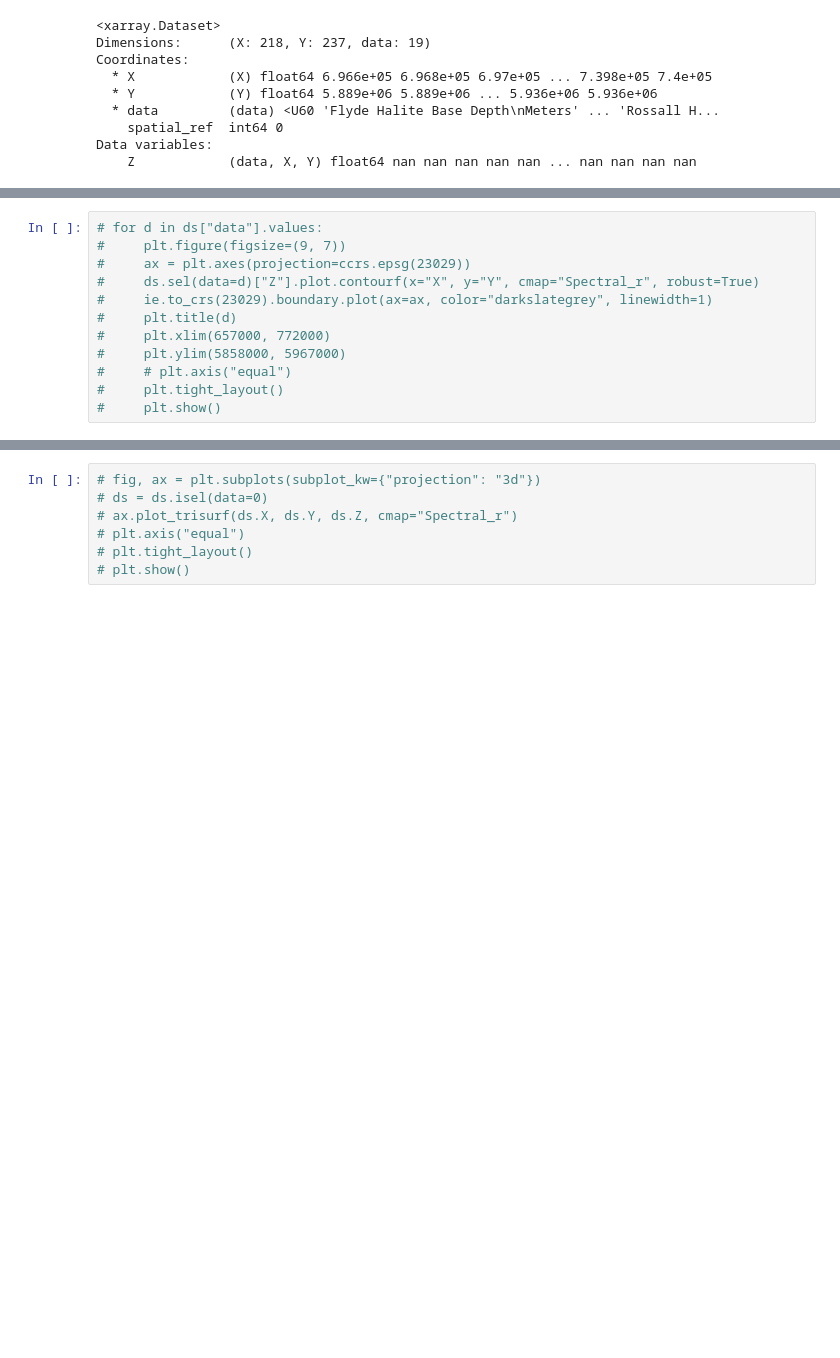
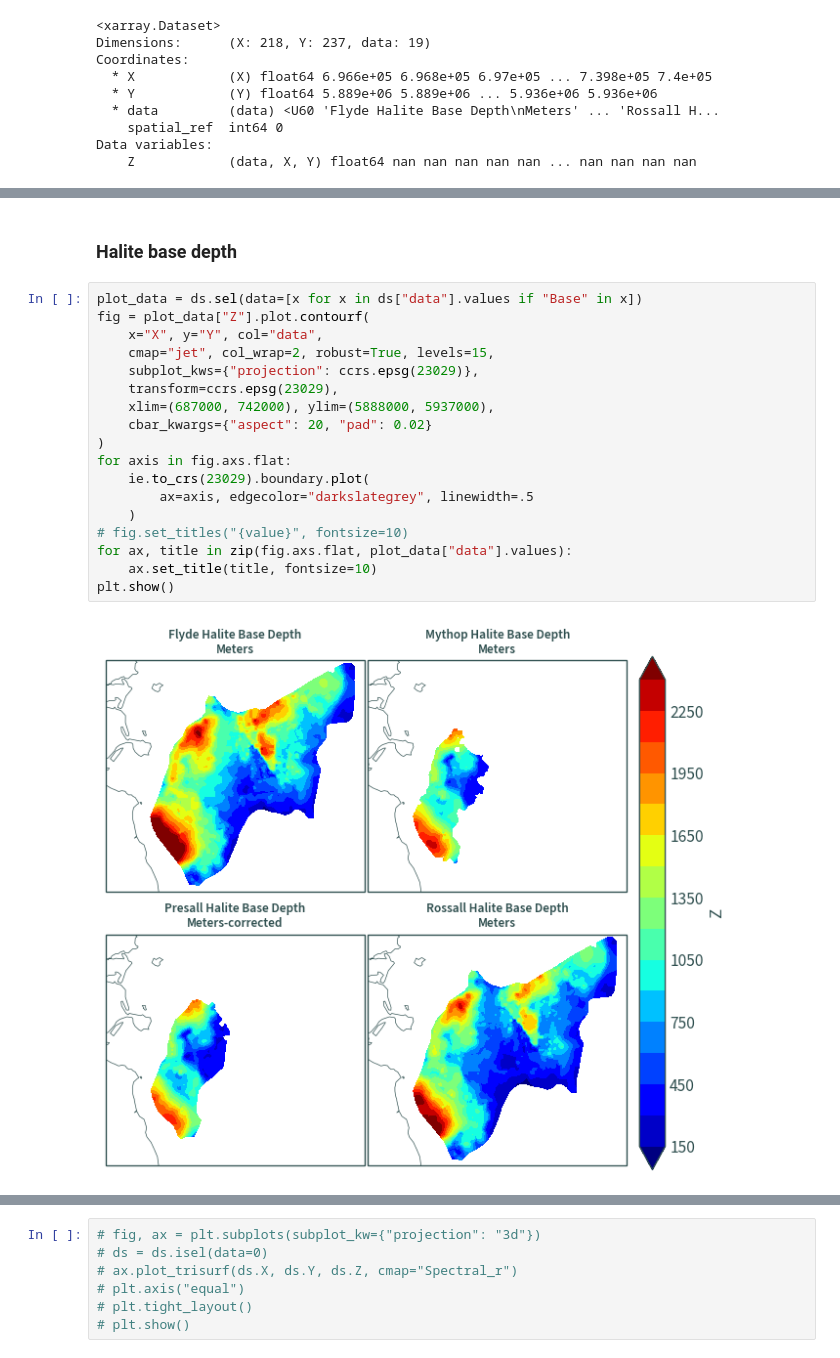
Before and after one commit to wind-to-hydrogen-toolkit/hydrogen-salt-storage, a Jupyter notebook: notebooks/kish_basin_dat_files.ipynb, the cells around one changed output, grey strips where cells are left out. Drawn from its saved outputs; the diff is of its cells as text; blank space fills up the shorter version.

```diff
--- a/notebooks/kish_basin_dat_files.ipynb
+++ b/notebooks/kish_basin_dat_files.ipynb
@@ -205,12 +232,22 @@ plt.show()
-# %%
-# for d in ds["data"].values:
-#     plt.figure(figsize=(9, 7))
-#     ax = plt.axes(projection=ccrs.epsg(23029))
-#     ds.sel(data=d)["Z"].plot.contourf(x="X", y="Y", cmap="Spectral_r", robust=True)
-#     ie.to_crs(23029).boundary.plot(ax=ax, color="darkslategrey", linewidth=1)
-#     plt.title(d)
-#     plt.xlim(657000, 772000)
-#     plt.ylim(5858000, 5967000)
-#     # plt.axis("equal")
-#     plt.tight_layout()
-#     plt.show()
+# %% [markdown]
+### Halite base depth
+# %%
+plot_data = ds.sel(data=[x for x in ds["data"].values if "Base" in x])
+fig = plot_data["Z"].plot.contourf(
+    x="X", y="Y", col="data",
+    cmap="jet", col_wrap=2, robust=True, levels=15,
+    subplot_kws={"projection": ccrs.epsg(23029)},
+    transform=ccrs.epsg(23029),
+    xlim=(687000, 742000), ylim=(5888000, 5937000),
+    cbar_kwargs={"aspect": 20, "pad": 0.02}
+)
+for axis in fig.axs.flat:
+    ie.to_crs(23029).boundary.plot(
+        ax=axis, edgecolor="darkslategrey", linewidth=.5
+    )
+# fig.set_titles("{value}", fontsize=10)
+for ax, title in zip(fig.axs.flat, plot_data["data"].values):
+    ax.set_title(title, fontsize=10)
+plt.show()
+# %% [output]
+[figure, added]
```
Also changed, not shown: parts of 15 cells of this notebook, 3 other files.
